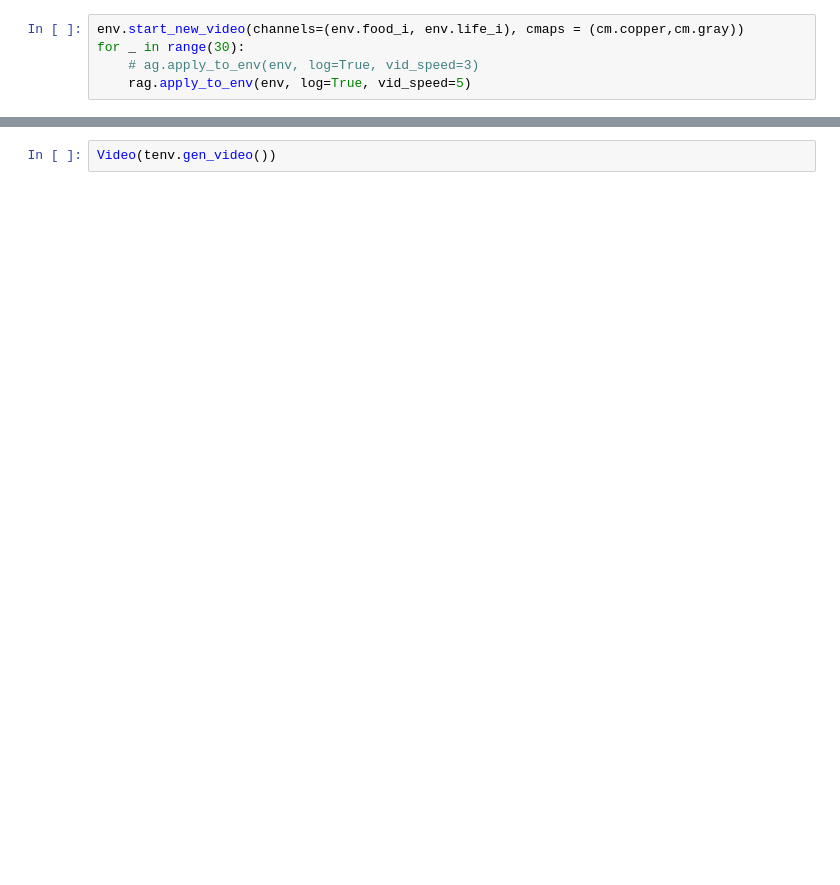
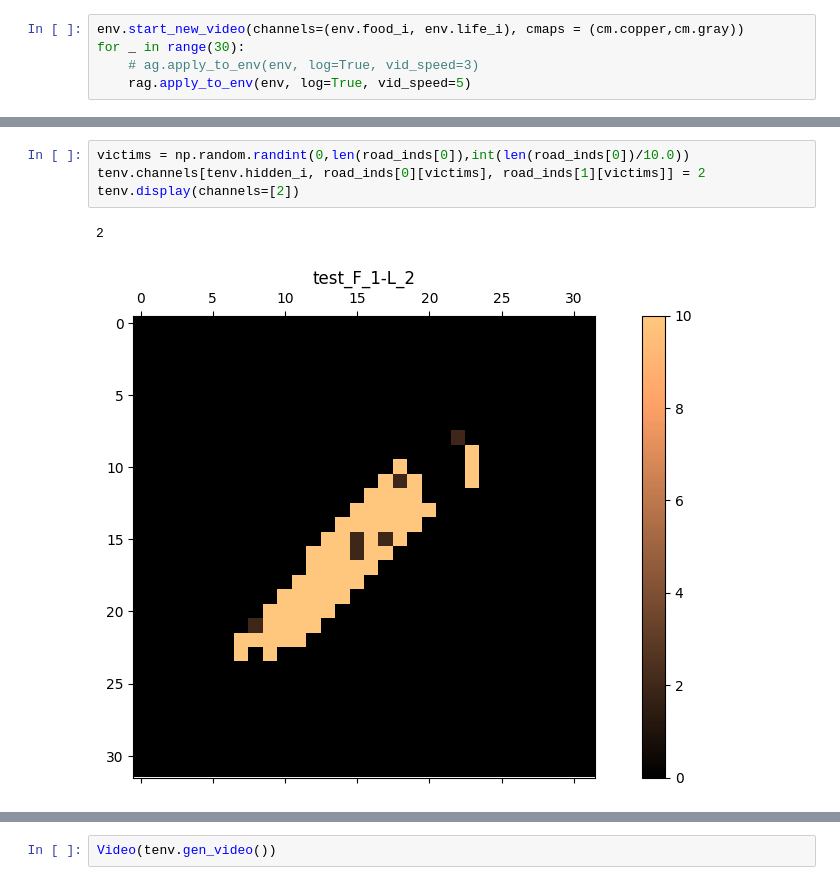
Before and after one commit to abarbieu/slime_mold_nca, a Jupyter notebook: slime.ipynb, the cells around one changed output, grey strips where cells are left out. Drawn from its saved outputs; the diff is of its cells as text; blank space fills up the shorter version.

```diff
--- a/slime.ipynb
+++ b/slime.ipynb
@@ -117,0 +170,7 @@ ENVIRONMENT: test_F_4-L_1
+# %%
+victims = np.random.randint(0,len(road_inds[0]),int(len(road_inds[0])/10.0))
+tenv.channels[tenv.hidden_i, road_inds[0][victims], road_inds[1][victims]] = 2
+tenv.display(channels=[2])
+# %% [output]
+2
+[figure, added]
```
Also changed, not shown: parts of 15 cells of this notebook, 1 other file.
